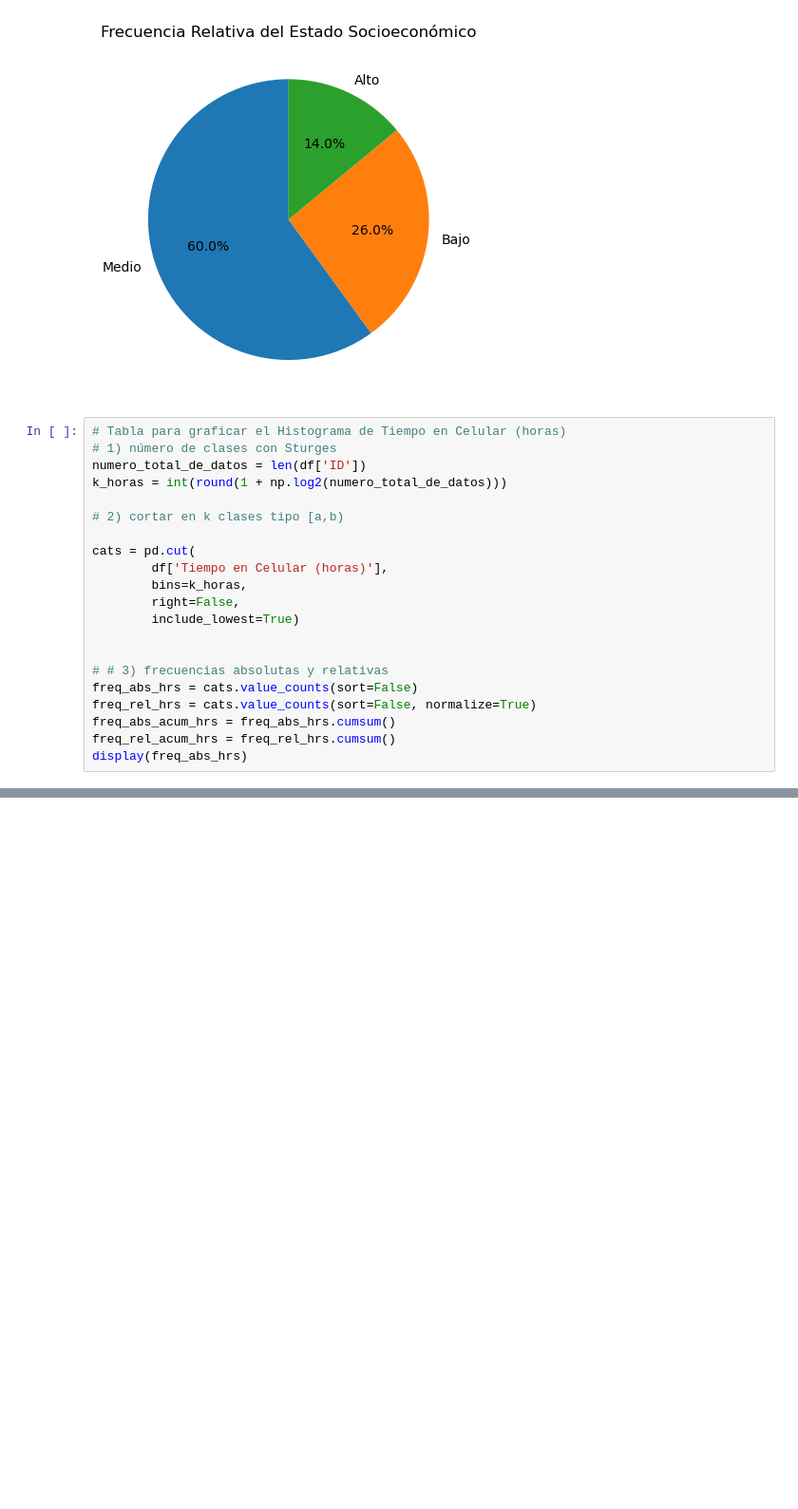
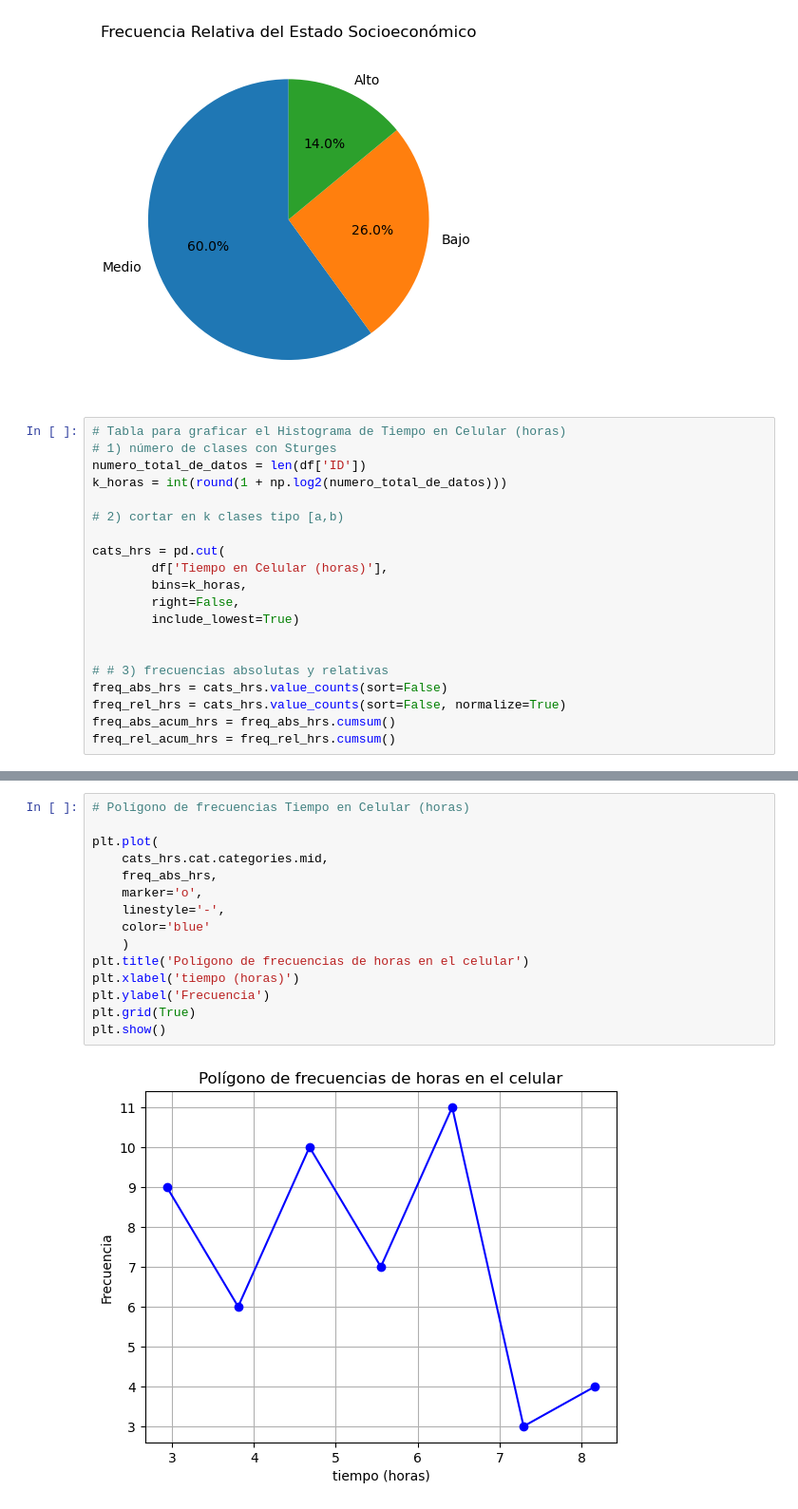
Before and after one commit to fcisnerosr/estadistica_descriptiva, a Jupyter notebook: procesamiento.ipynb, the cells around one changed output, grey strips where cells are left out. Shown at 95% size. Saved outputs shown, nothing was run; the diff lists cells and outputs as text; blank space fills up the shorter version.

```diff
--- a/procesamiento.ipynb
+++ b/procesamiento.ipynb
@@ -155,7 +155,7 @@ k_horas = int(round(1 + np.log2(numero_total_de_datos)))
 
 # 2) cortar en k clases tipo [a,b)
 
-cats = pd.cut(
+cats_hrs = pd.cut(
         df['Tiempo en Celular (horas)'],
         bins=k_horas,
         right=False,
@@ -163,8 +163,7 @@ cats = pd.cut(
 
 
 # # 3) frecuencias absolutas y relativas
-freq_abs_hrs = cats.value_counts(sort=False)
-freq_rel_hrs = cats.value_counts(sort=False, normalize=True)
+freq_abs_hrs = cats_hrs.value_counts(sort=False)
+freq_rel_hrs = cats_hrs.value_counts(sort=False, normalize=True)
 freq_abs_acum_hrs = freq_abs_hrs.cumsum()
 freq_rel_acum_hrs = freq_rel_hrs.cumsum()
-display(freq_abs_hrs)
@@ -214,0 +204,17 @@ plt.show()
+# %%
+# Polígono de frecuencias Tiempo en Celular (horas)
+
+plt.plot(
+    cats_hrs.cat.categories.mid,
+    freq_abs_hrs,
+    marker='o',
+    linestyle='-',
+    color='blue'
+    )
+plt.title('Polígono de frecuencias de horas en el celular')
+plt.xlabel('tiempo (horas)')
+plt.ylabel('Frecuencia')
+plt.grid(True)
+plt.show()
+# %% [output]
+[figure, added]
```
Also changed, not shown: parts of 6 cells of this notebook.
